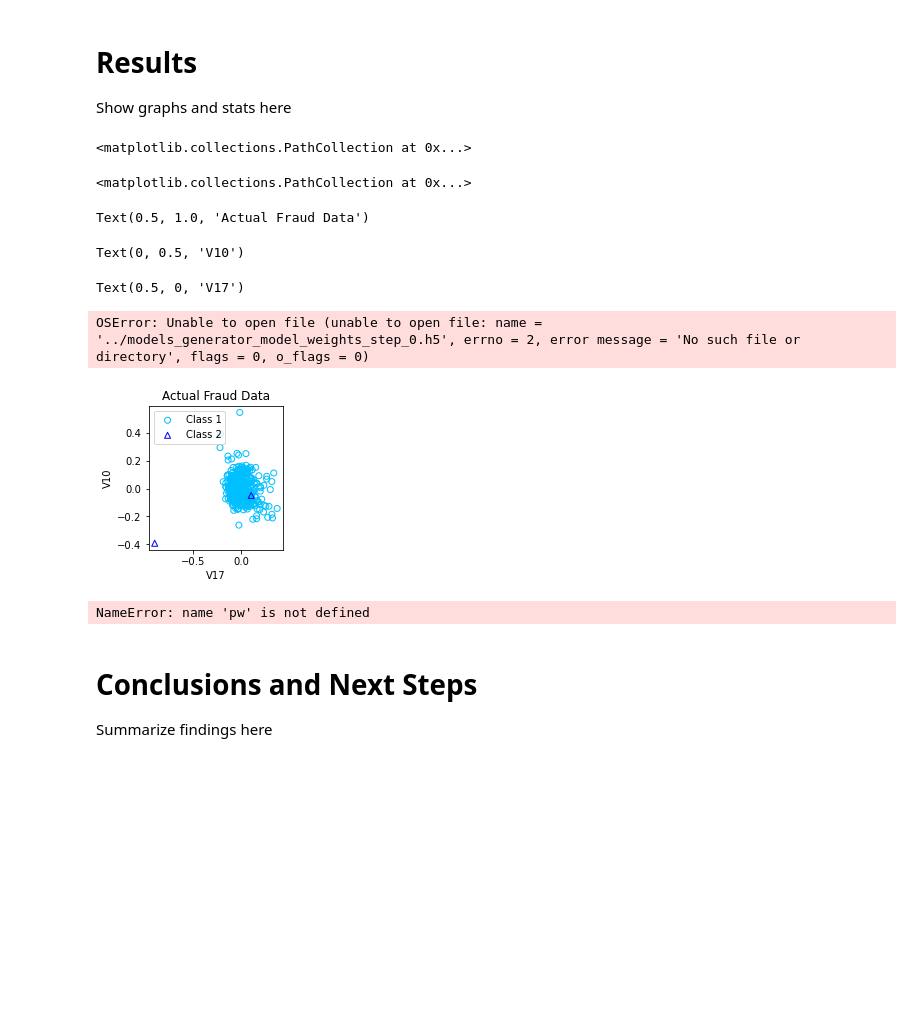
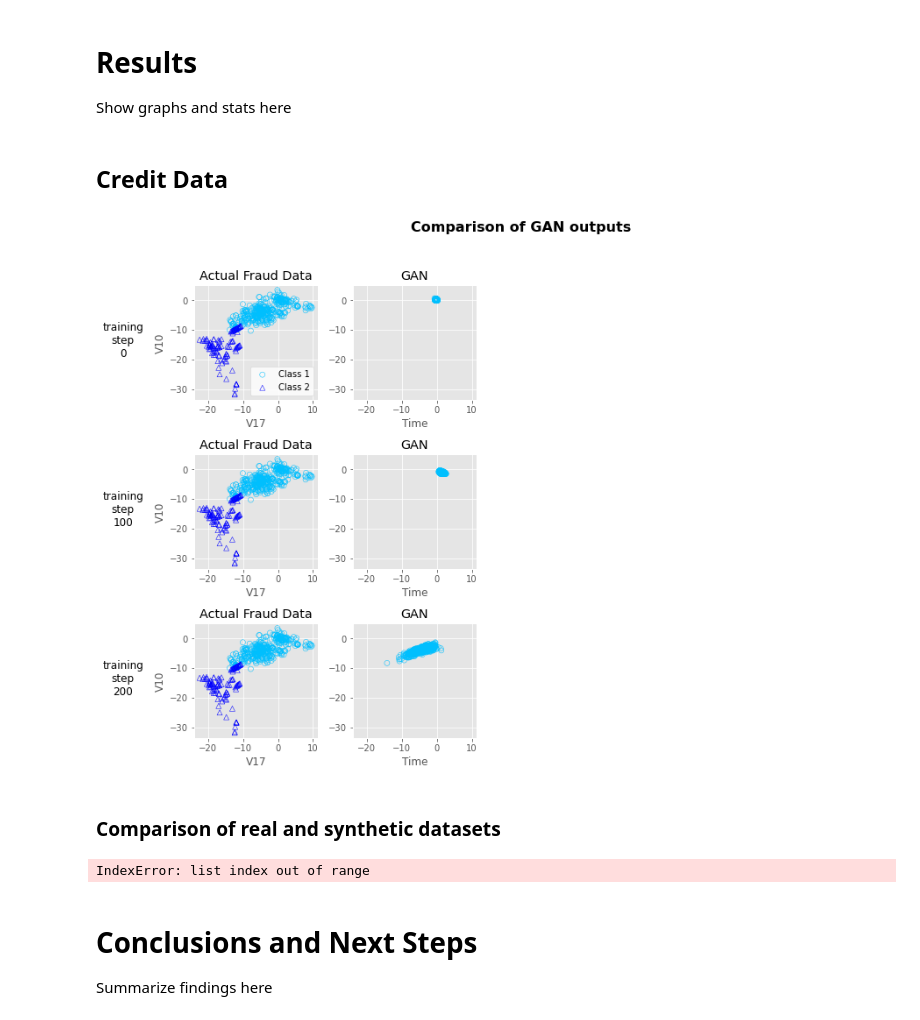
Before and after one commit to jrudd1/gan-synthetic-data-testing, a Jupyter notebook: notebooks/20210204-JMR-GAN-Testing.ipynb, the cells around one changed output. Drawn from its saved outputs; the diff is of its cells as text; code cells hidden in the pictures; blank space fills up the shorter version.

Commit message:
adding GAN models

```diff
--- a/notebooks/20210204-JMR-GAN-Testing.ipynb
+++ b/notebooks/20210204-JMR-GAN-Testing.ipynb
@@ -864,0 +959,5 @@ def roc_auc(preds, dtrain):
+# %%
+# Plot feature importances
+
+fig, ax = plt.subplots(1, 1, figsize=(8, 8))
+xgb.plot_importance(xgb_test, max_num_features=10, height=0.5, ax=ax);
@@ -1072,6 +1241,6 @@ class Discriminator():
 # %%
 #Define the GAN and training parameters
-train_data = credit_processed
+
 noise_dim = 32
 dim = 128
 batch_size = 128
@@ -1081,13 +1250,13 @@ epochs = 200+1
 learning_rate = 5e-4
 beta_1 = 0.5
 beta_2 = 0.9
-models_dir = '../models'
+models_dir = '../models/'
 
-train_sample = train_data.copy().reset_index(drop=True)
+train_sample = fraud_w_classes.copy().reset_index(drop=True)
 train_sample = pd.get_dummies(train_sample, columns=['Class'], prefix='Class', drop_first=True)
 label_cols = [ i for i in train_sample.columns if 'Class' in i ]
 data_cols = [ i for i in train_sample.columns if i not in label_cols ]
-train_sample[ data_cols ] = train_sample[ data_cols ] / 10 # scale to random noise size, one less thing to learn
+#train_sample[ data_cols ] = train_sample[ data_cols ] / 10 # scale to random noise size, one less thing to learn
 train_no_label = train_sample[ data_cols ]
 
 gan_args = [batch_size, learning_rate, beta_1, beta_2, noise_dim, train_sample.shape[1], dim]
@@ -1164,2 +1333,17 @@ synthesizer.save('../models/gan')
 # %%
 models = {'GAN': ['GAN', False, synthesizer.generator]}
+# %%
+#Conditional GAN
+from ydata_synthetic.synthesizers.regular import CGAN
+
+label_cols = [list(train_sample.columns).index(i) for i in train_sample.columns if 'Class' in i ]
+
+gan_args = [batch_size, learning_rate, beta_1, beta_2, noise_dim, train_sample.shape[1], 2, (0, 1), dim]
+train_args = ['', label_cols[0], epochs, log_step, '']
+
+#Init the Conditional GAN providing the index of the label column as one of the arguments
+model = CGAN
+synthesizer = model(gan_args)
+
+#Training the Conditional GAN
+synthesizer.train(train_sample, train_args)
@@ -1166,6 +1411,10 @@ models = {'GAN': ['GAN', False, synthesizer.generator]}
+# %%
+models = {'CGAN': ['CGAN', False, synthesizer.generator]}
 # %% [markdown]
 # Results
 Show graphs and stats here
+# %% [markdown]
+## Credit Data
 # %%
 # Setup parameters visualization parameters
 seed = 17
@@ -1176,7 +1425,7 @@ np.random.seed(seed)
 z = np.random.normal(size=(test_size, noise_dim))
 real = synthesizer.get_data_batch(train=train_sample, batch_size=test_size, seed=seed)
 real_samples = pd.DataFrame(real, columns=data_cols+label_cols)
-labels = credit_processed['Class']
+labels = fraud_w_classes['Class']
 
 model_names = ['GAN']
 colors = ['deepskyblue','blue']
@@ -1185,10 +1434,10 @@ class_labels = ['Class 1','Class 2']
 
 col1, col2 = 'V17', 'V10'
 
-base_dir = '../models'
+base_dir = 'cache/'
 
 #Actual fraud data visualization
-model_steps = [ 0, 200, 300]
+model_steps = [ 0, 100, 200]
 rows = len(model_steps)
 columns = 5
 
@@ -1218,45 +1467,40 @@ for model_step_ix, model_step in enumerate(model_steps):
 
         generator_model.load_weights( base_dir + '_generator_model_weights_step_'+str(model_step)+'.h5')
 
         ax = plt.subplot(rows, columns, model_step_ix*columns + 1 + (i+1) )
 
         if with_class:
             g_z = generator_model.predict([z, labels])
             gen_samples = pd.DataFrame(g_z, columns=data_cols+label_cols)
             for group, color, marker, label in zip( gen_samples.groupby('Class_1'), colors, markers, class_labels ):
                 plt.scatter( group[1][[col1]], group[1][[col2]],
                                  label=label, marker=marker, edgecolors=color, facecolors='none' )
         else:
             g_z = generator_model.predict(z)
             gen_samples = pd.DataFrame(g_z, columns=data_cols+['label'])
-            gen_samples.to_csv(processed_data+'Generated_sample.csv')
+            gen_samples.to_csv(processed_data+'Generated_sample_'+model_name+'.csv')
             plt.scatter( gen_samples[[col1]], gen_samples[[col2]],
                              label=class_labels[0], marker=markers[0], edgecolors=colors[0], facecolors='none' )
         plt.title(model_name)
         plt.xlabel(data_cols[0])
         ax.set_xlim(xlims), ax.set_ylim(ylims)
 
 plt.suptitle('Comparison of GAN outputs', size=16, fontweight='bold')
 plt.tight_layout(rect=[0.075,0,1,0.95])
 
 # Adding text labels for traning steps
 vpositions = np.array([ i._position.bounds[1] for i in axarr ])
 vpositions += ((vpositions[0] - vpositions[1]) * 0.35 )
 for model_step_ix, model_step in enumerate( model_steps ):
     fig.text( 0.05, vpositions[model_step_ix], 'training\nstep\n'+str(model_step), ha='center', va='center', size=12)
 
-plt.savefig('Comparison_of_GAN_outputs.png')
+plt.savefig('../reports/figures/Comparison_of_GAN_outputs.png')
 # %% [output]
-<matplotlib.collections.PathCollection at 0x...>
-<matplotlib.collections.PathCollection at 0x...>
-Text(0.5, 1.0, 'Actual Fraud Data')
-Text(0, 0.5, 'V10')
-Text(0.5, 0, 'V17')
-OSError: Unable to open file (unable to open file: name = '../models_generator_model_weights_step_0.h5', errno = 2, error message = 'No such file or directory', flags = 0, o_flags = 0)
-[figure, old version]
+[figure, new version]
-# %%
-g_z=pw.inverse_transform(g_z)
-gen_samples = pd.DataFrame(g_z, columns=data_cols)
-gen_samples.to_csv('Generated_sample.csv')
-# %% [output]
-NameError: name 'pw' is not defined
+# %% [markdown]
+### Comparison of real and synthetic datasets
+# %%
+#Loading the synthesizer
+synth = VanilllaGAN.load('../models/gan_creditcard_fraud.pkl')
+# %% [output]
+IndexError: list index out of range
```
Also changed, not shown: parts of 24 cells of this notebook, 11 other files.
